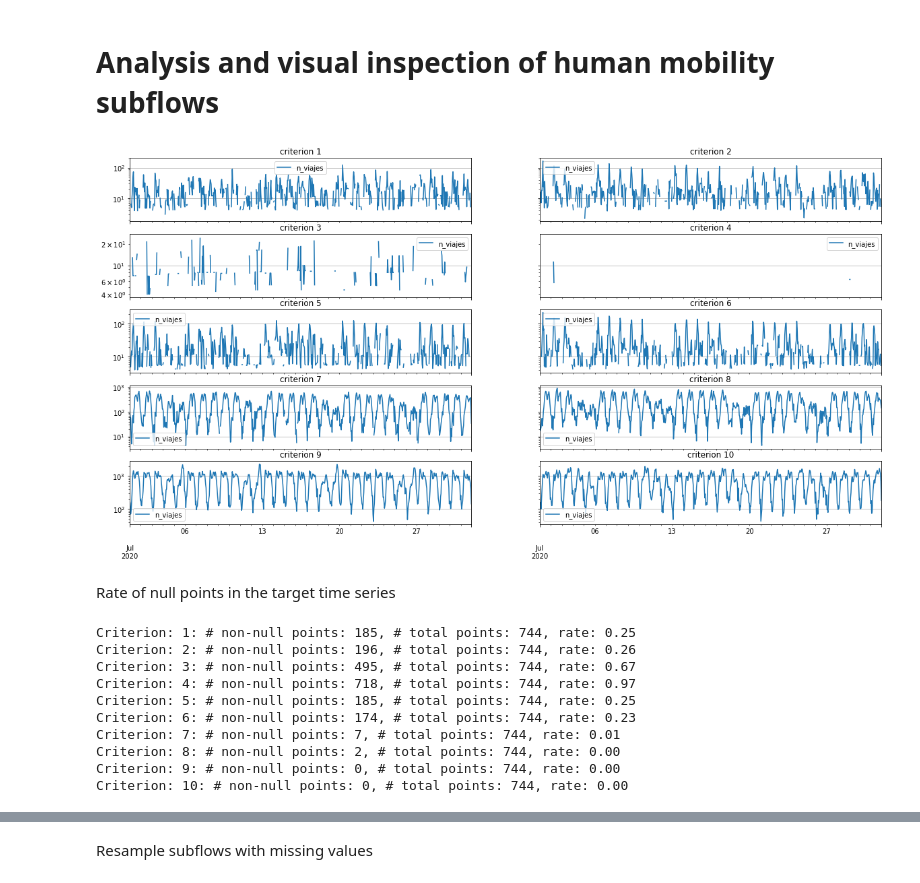
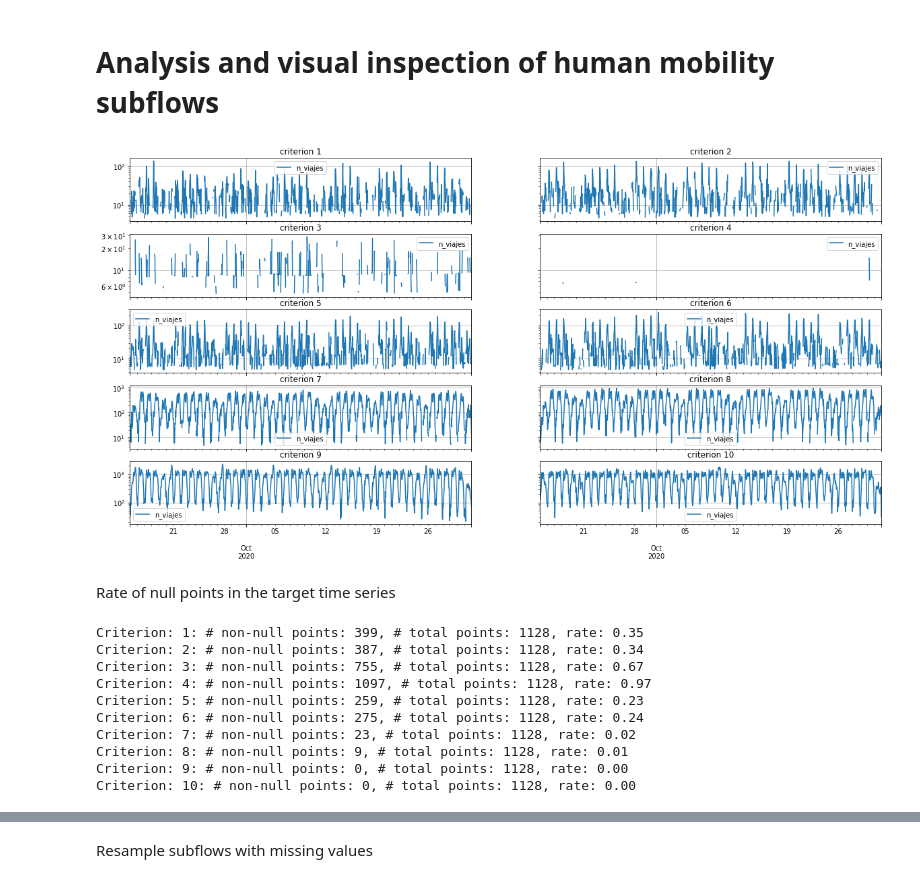
Before and after one commit to fterroso/mobility_murcia_umu_ucam, a Jupyter notebook: 04_analisis_human_subflows.ipynb, the cells around one changed output, grey strips where cells are left out. Saved outputs shown, nothing was run; the diff lists cells and outputs as text; code cells hidden in the pictures.

Commit message:
Mejora generación de subflows y de analisis de correlacion

```diff
--- a/04_analisis_human_subflows.ipynb
+++ b/04_analisis_human_subflows.ipynb
@@ -13,19 +13,33 @@ import matplotlib.pyplot as plt
 # %%
 def time_parser(x):
     return datetime.datetime.strptime(x, '%Y-%m-%d %H:%M:%S')
+# %%
+def read_flows_fn(target_time_period):
+    subflows= {}
+    for c in range(1,11):
+        flow = pd.read_csv(os.path.join('data', 'INE_subflows','flow_criterion_{}_raw_{}.csv'.format(c,target_time_period)),
+                           index_col=0,
+                           parse_dates= [0],
+                           date_parser=time_parser)
+        subflows[c] = flow
+    return subflows
 # %%
-f, axes = plt.subplots(5, 2, figsize=(20,10), sharey='row', sharex='col')
-axe = axes.ravel()
-subflows= {}
-for c in range(1,11):
-    flow = pd.read_csv(os.path.join('data', 'INE_subflows','flow_criterion_{}_raw.csv'.format(c)),
-                       index_col=0,
-                       parse_dates= [0],
-                       date_parser=time_parser)
-    subflows[c] = flow
-    flow.plot(ax=axe[c-1], label=c, grid=True, logy=True, title='criterion {}'.format(c))
+def plot_flows_fn(subflows_):
+    f, axes = plt.subplots(5, 2, figsize=(20,10), sharey='row', sharex='col')
+    axe = axes.ravel()
+    subflows= {}
+    for c in range(1,11):
+        flow = subflows_[c]
+        flow.plot(ax=axe[c-1], label=c, grid=True, logy=True, title='criterion {}'.format(c))
-# %% [output]
-[figure, removed]
+# %%
+#time_period= 'july'
+time_period= 'sept_oct'
+# %%
+subflows = read_flows_fn(time_period)
+# %%
+plot_flows_fn(subflows)
+# %% [output]
+[figure, added]
 # %% [markdown]
 Rate of null points in the target time series
 # %%
@@ -34,13 +48,13 @@ for c in range(1,11):
     num_nan= df['n_viajes'].isna().sum()
     print('Criterion: {}: # non-null points: {}, # total points: {}, rate: {:.2f}'.format(c, num_nan, len(df), num_nan/len(df)))
 # %% [output]
-Criterion: 1: # non-null points: 185, # total points: 744, rate: 0.25
-Criterion: 2: # non-null points: 196, # total points: 744, rate: 0.26
-Criterion: 3: # non-null points: 495, # total points: 744, rate: 0.67
-Criterion: 4: # non-null points: 718, # total points: 744, rate: 0.97
-Criterion: 5: # non-null points: 185, # total points: 744, rate: 0.25
-Criterion: 6: # non-null points: 174, # total points: 744, rate: 0.23
-Criterion: 7: # non-null points: 7, # total points: 744, rate: 0.01
-Criterion: 8: # non-null points: 2, # total points: 744, rate: 0.00
-Criterion: 9: # non-null points: 0, # total points: 744, rate: 0.00
-Criterion: 10: # non-null points: 0, # total points: 744, rate: 0.00
+Criterion: 1: # non-null points: 399, # total points: 1128, rate: 0.35
+Criterion: 2: # non-null points: 387, # total points: 1128, rate: 0.34
+Criterion: 3: # non-null points: 755, # total points: 1128, rate: 0.67
+Criterion: 4: # non-null points: 1097, # total points: 1128, rate: 0.97
+Criterion: 5: # non-null points: 259, # total points: 1128, rate: 0.23
+Criterion: 6: # non-null points: 275, # total points: 1128, rate: 0.24
+Criterion: 7: # non-null points: 23, # total points: 1128, rate: 0.02
+Criterion: 8: # non-null points: 9, # total points: 1128, rate: 0.01
+Criterion: 9: # non-null points: 0, # total points: 1128, rate: 0.00
+Criterion: 10: # non-null points: 0, # total points: 1128, rate: 0.00
```
Also changed, not shown: parts of 6 cells of this notebook, 37 other files.
